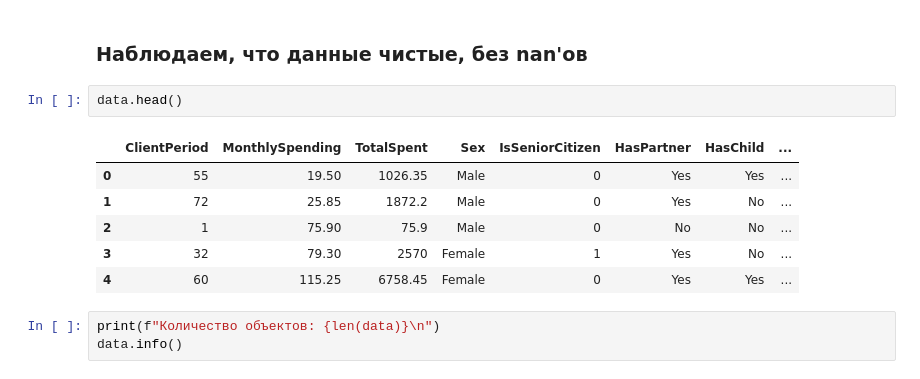
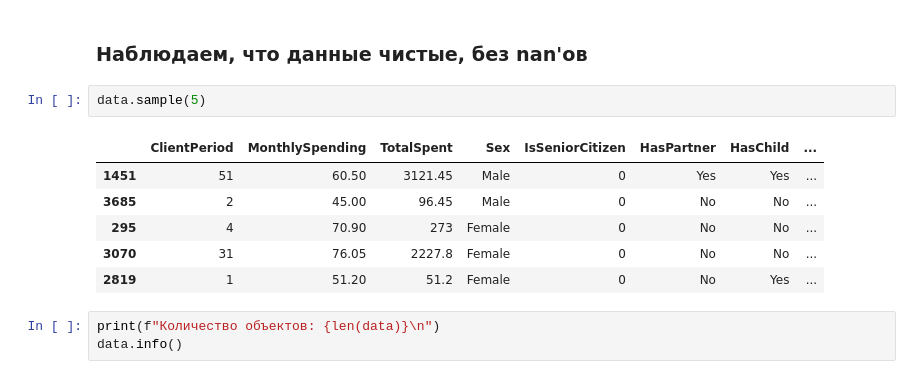
Before and after one commit to EmperorNao/MLHub, a Jupyter notebook: DLS/sem1/HW3/EDA.ipynb, the cells around one changed output. Saved outputs shown, nothing was run; the diff lists cells and outputs as text.

```diff
--- a/DLS/sem1/HW3/EDA.ipynb
+++ b/DLS/sem1/HW3/EDA.ipynb
@@ -123,15 +123,15 @@ feature_cols = num_cols + cat_cols
 target_col = 'Churn'
 # %% [markdown]
 ### Наблюдаем, что данные чистые, без nan'ов
-# %%
-data.head()
-# %% [output]
-|  | ClientPeriod | MonthlySpending | TotalSpent | Sex | IsSeniorCitizen | HasPartner | HasChild | ... |
-| 0 | 55 | 19.50 | 1026.35 | Male | 0 | Yes | Yes | ... |
-| 1 | 72 | 25.85 | 1872.2 | Male | 0 | Yes | No | ... |
-| 2 | 1 | 75.90 | 75.9 | Male | 0 | No | No | ... |
-| 3 | 32 | 79.30 | 2570 | Female | 1 | Yes | No | ... |
-| 4 | 60 | 115.25 | 6758.45 | Female | 0 | Yes | Yes | ... |
+# %%
+data.sample(5)
+# %% [output]
+|  | ClientPeriod | MonthlySpending | TotalSpent | Sex | IsSeniorCitizen | HasPartner | HasChild | ... |
+| 1451 | 51 | 60.50 | 3121.45 | Male | 0 | Yes | Yes | ... |
+| 3685 | 2 | 45.00 | 96.45 | Male | 0 | No | No | ... |
+| 295 | 4 | 70.90 | 273 | Female | 0 | No | No | ... |
+| 3070 | 31 | 76.05 | 2227.8 | Female | 0 | No | No | ... |
+| 2819 | 1 | 51.20 | 51.2 | Female | 0 | No | Yes | ... |
 # %%
 print(f"Количество объектов: {len(data)}\n")
 data.info()
```
Also changed, not shown: parts of 1 cell of this notebook.
